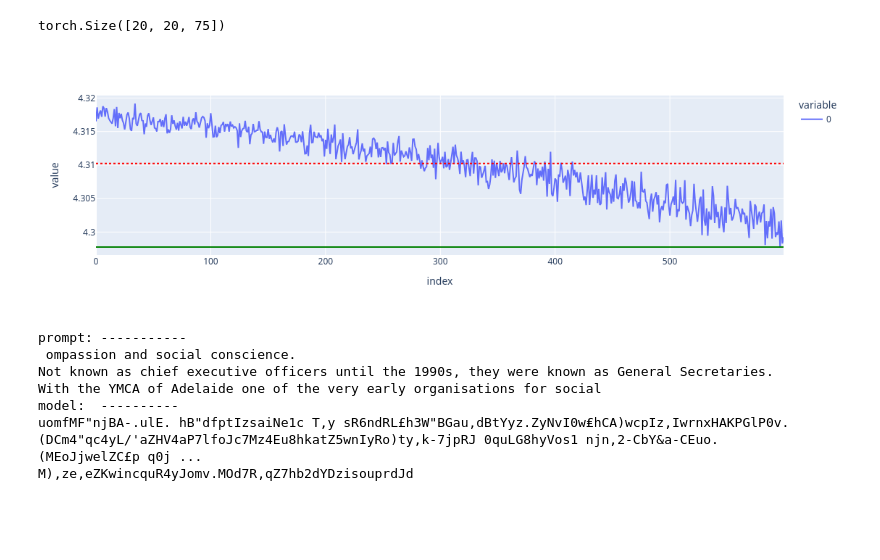
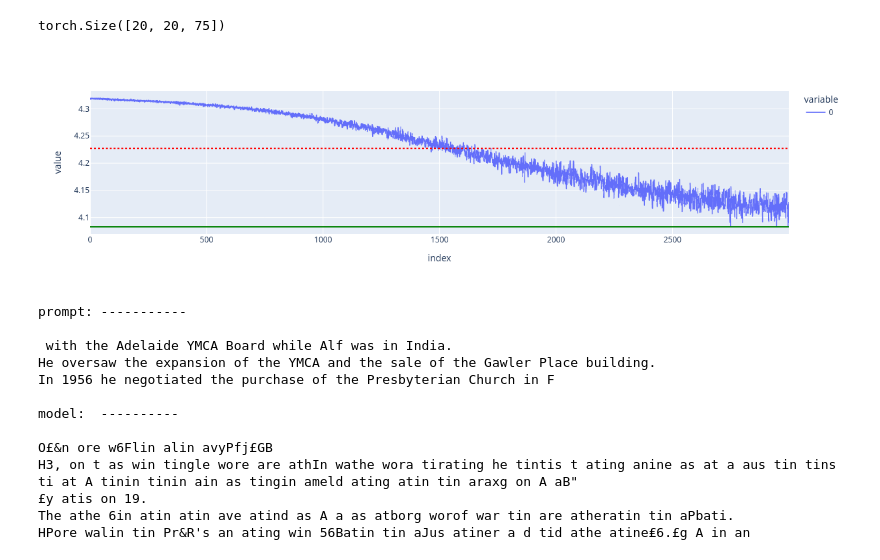
Before and after one commit to 0x1F8F/simple-llm, a Jupyter notebook: train2.ipynb, the cells around one changed output. Drawn from its saved outputs; the diff is of its cells as text; code cells hidden in the pictures; blank space fills up the shorter version.

```diff
--- a/train2.ipynb
+++ b/train2.ipynb
@@ -90,27 +93,27 @@ torch.Size([20, 20, 75])
 # %%
 "  ---- traning loop ---- "
 net.train()
-epoch = 600
+epoch = 3000
 lr = 1e-3
 loss_ = []
 optim = torch.optim.Adam(params=net.parameters(), lr=lr)
 for i in range(epoch):
     data = get_data(model_args.batch_size,model_args.window_size)
     [ logits , loss ] = net.trainer(*data)
     optim.zero_grad()
     loss.backward()
     optim.step()
     loss_.append(loss.item())
 
 ex.line(loss_).add_hline( min(loss_),line_color="green").add_hline( sum(loss_)/epoch,line_dash="dot", line_color="red" )
 # %% [output]
-[figure, old version]
+[figure, new version]
 # %%
 " ---- generate text ---- "
 net.eval()
 sequence_length = 400
 x,_ = get_data(batch_size=1 , window_size=200)
-print("prompt: -----------\n","".join(tokenizer.decode(x[0].tolist())),"\nmodel:  ----------")
+print("prompt: -----------\n","".join(tokenizer.decode(x[0].tolist())),"\nmodel:  ----------\n", sep="\n")
 with torch.no_grad():
     for _ in range(sequence_length):
         logits = net(x[:,-net.arg.window_size:])
@@ -119,9 +122,15 @@ with torch.no_grad():
         print(tokenizer.decode(predict[0].tolist())[0], end="" , flush=True)
 # %% [output]
 prompt: -----------
- ompassion and social conscience.
-Not known as chief executive officers until the 1990s, they were known as General Secretaries.
-With the YMCA of Adelaide one of the very early organisations for social
+
+ with the Adelaide YMCA Board while Alf was in India.
+He oversaw the expansion of the YMCA and the sale of the Gawler Place building.
+In 1956 he negotiated the purchase of the Presbyterian Church in F
+
 model:  ----------
-uomfMF"njBA-.ulE. hB"dfptIzsaiNe1c T,y sR6ndRL£h3W"BGau,dBtYyz.ZyNvI0w₤hCA)wcpIz,IwrnxHAKPGlP0v.(DCm4"qc4yL/'aZHV4aP7lfoJc7Mz4Eu8hkatZ5wnIyRo)ty,k-7jpRJ 0quLG8hyVos1 njn,2-CbY&a-CEuo.(MEoJjwelZC£p q0j ...
-M),ze,eZKwincquR4yJomv.MOd7R,qZ7hb2dYDzisouprdJd
+
+O£&n ore w6Flin alin avyPfj£GB
+H3, on t as win tingle wore are athIn wathe wora tirating he tintis t ating anine as at a aus tin tins ti at A tinin tinin ain as tingin ameld ating atin tin araxg on A aB"
+£y atis on 19.
+The athe 6in atin atin ave atind as A a as atborg worof war tin are atheratin tin aPbati.
+HPore walin tin Pr&R's an ating win 56Batin tin aJus atiner a d tid athe atine₤6.£g A in an
```
Also changed, not shown: parts of 3 cells of this notebook.
